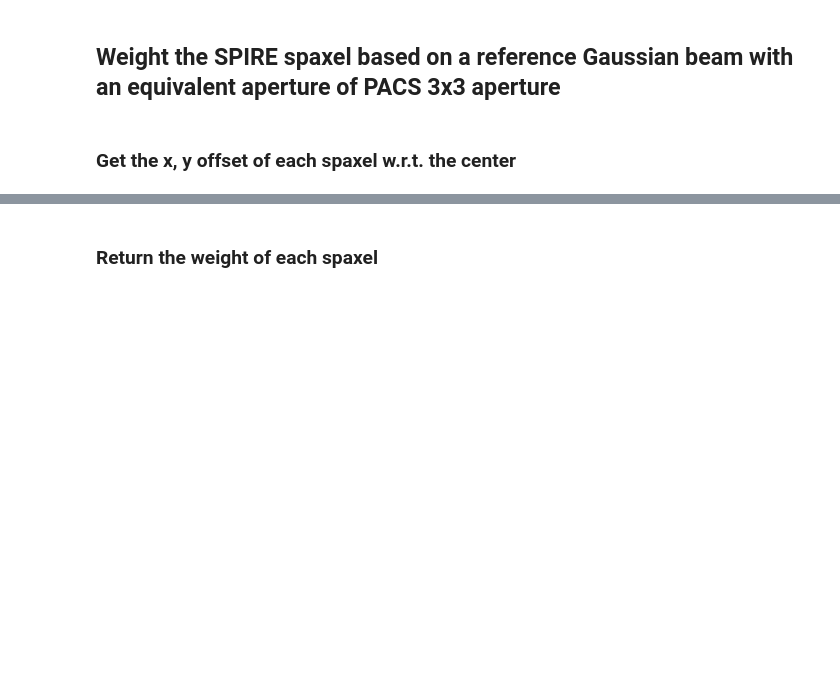
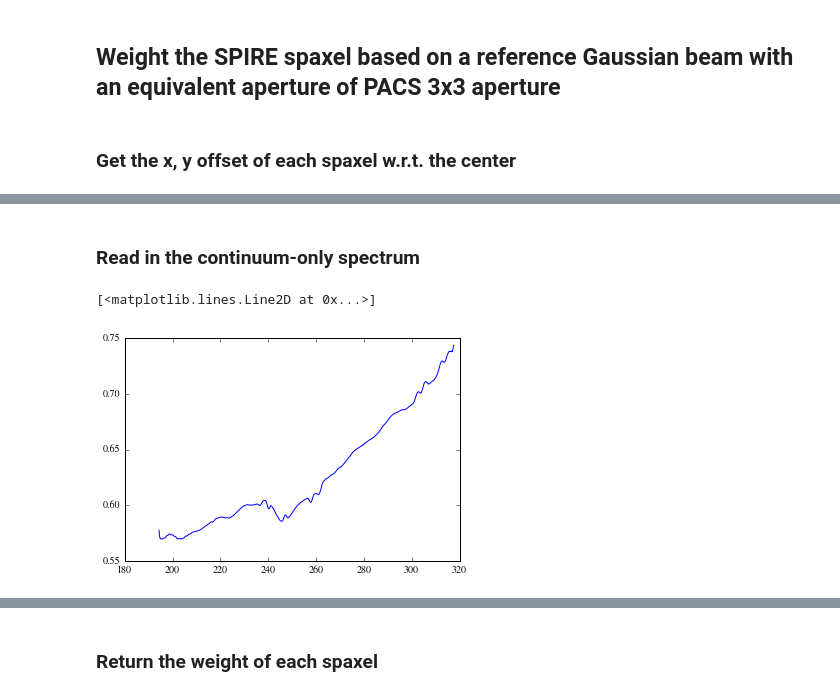
Before and after one commit to yaolun/sa, a Jupyter notebook: spire_products_comparison.ipynb, the cells around one changed output, grey strips where cells are left out. Saved outputs shown, nothing was run; the diff lists cells and outputs as text; code cells hidden in the pictures; blank space fills up the shorter version.

```diff
--- a/spire_products_comparison.ipynb
+++ b/spire_products_comparison.ipynb
@@ -190,0 +240,19 @@ for i in [13,14,17,18,21,22]:
+# %% [markdown]
+### Read in the continuum-only spectrum
+# %%
+wl_cont, flux_cont = np.genfromtxt('/Users/yaolun/test/bhr71_weighted/bhr71_ssw_weighted_sum_continuum.txt', skip_header=1, dtype='float').T
+wl_cor_cont, flux_cor_cont = np.genfromtxt('/Users/yaolun/bhr71/fitting/BHR71/spire/advanced_products/BHR71_spire_corrected_continuum.txt', skip_header=1, dtype='float').T
+# %%
+flux_ssw_cor_cont = flux_cor_cont[(wl_cor_cont <= max(wl_cont)+0.01)]
+wl_ssw_cor_cont = wl_cor_cont[(wl_cor_cont <= max(wl_cont)+0.01)]
+
+flux_cont = flux_cont[wl_cont >= min(wl_ssw_cor_cont)-0.01]
+wl_cont = wl_cont[wl_cont >= min(wl_ssw_cor_cont)-0.01]
+# %%
+# compare with the SECT-corrected spectrum
+raw_ratio = flux_cont/flux_ssw_cor_cont
+plt.plot(wl_cont, raw_ratio)
+# plt.gca().set_yscale('log')
+# %% [output]
+[<matplotlib.lines.Line2D at 0x...>]
+[figure, added]
```
Also changed, not shown: parts of 5 cells of this notebook.
